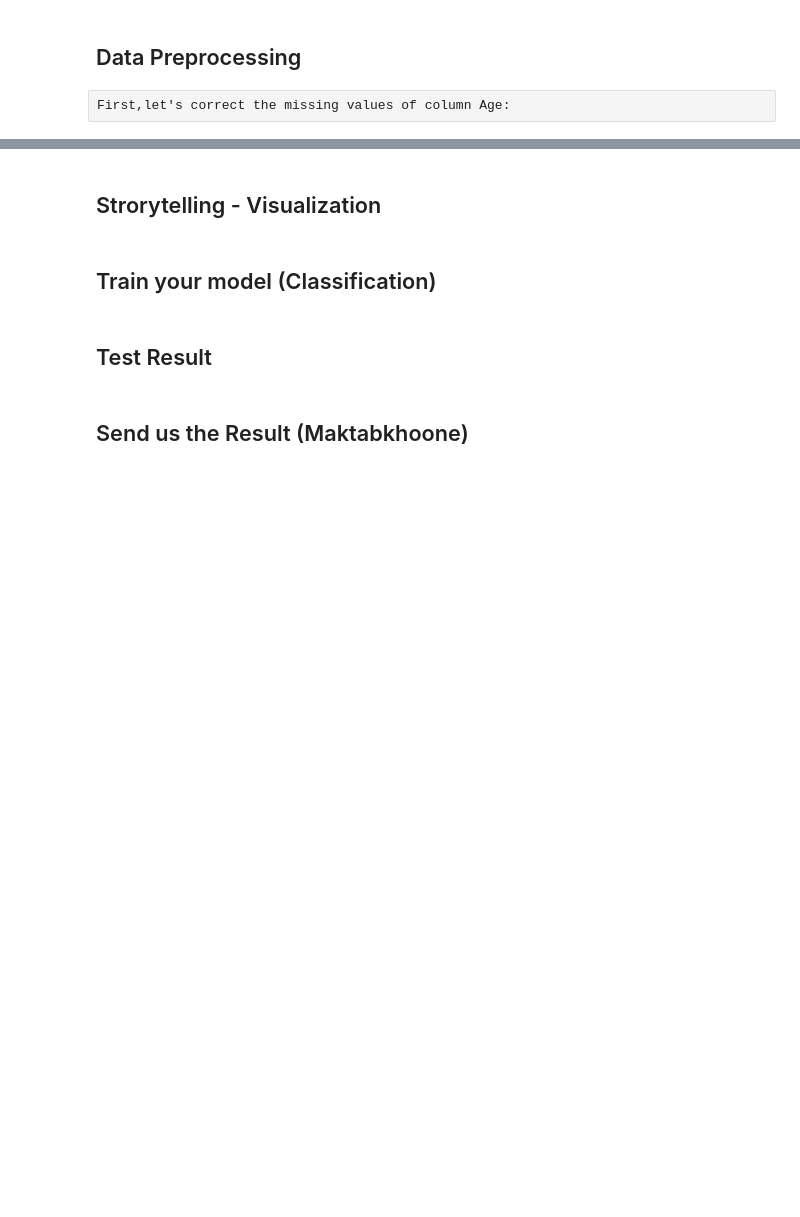
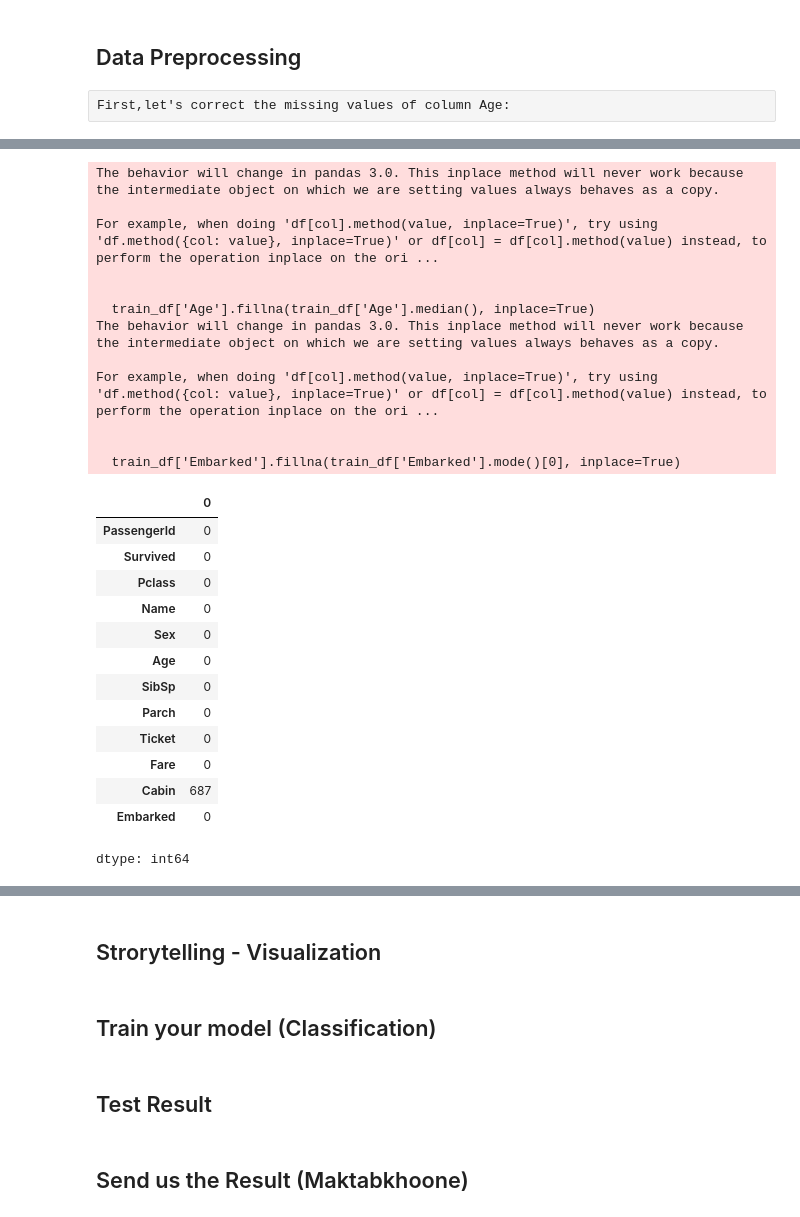
Before and after one commit to ElaheGL/Titanic-Survival-Prediction, a Jupyter notebook: mini project3(Titanic).ipynb, the cells around one changed output, grey strips where cells are left out. Saved outputs shown, nothing was run; the diff lists cells and outputs as text; code cells hidden in the pictures; blank space fills up the shorter version.

```diff
--- a/mini project3(Titanic).ipynb
+++ b/mini project3(Titanic).ipynb
@@ -235,0 +101,34 @@ dtype: int64
+# %%
+# Fill missing values in 'Age' and 'Embarked'
+train_df['Age'].fillna(train_df['Age'].median(), inplace=True)
+train_df['Embarked'].fillna(train_df['Embarked'].mode()[0], inplace=True)
+
+# Check if there are still missing values
+train_df.isnull().sum()
+# %% [output]
+The behavior will change in pandas 3.0. This inplace method will never work because the intermediate object on which we are setting values always behaves as a copy.
+
+For example, when doing 'df[col].method(value, inplace=True)', try using 'df.method({col: value}, inplace=True)' or df[col] = df[col].method(value) instead, to perform the operation inplace on the ori ...
+
+
+  train_df['Age'].fillna(train_df['Age'].median(), inplace=True)
+The behavior will change in pandas 3.0. This inplace method will never work because the intermediate object on which we are setting values always behaves as a copy.
+
+For example, when doing 'df[col].method(value, inplace=True)', try using 'df.method({col: value}, inplace=True)' or df[col] = df[col].method(value) instead, to perform the operation inplace on the ori ...
+
+
+  train_df['Embarked'].fillna(train_df['Embarked'].mode()[0], inplace=True)
+|  | 0 |
+| PassengerId | 0 |
+| Survived | 0 |
+| Pclass | 0 |
+| Name | 0 |
+| Sex | 0 |
+| Age | 0 |
+| SibSp | 0 |
+| Parch | 0 |
+| Ticket | 0 |
+| Fare | 0 |
+| Cabin | 687 |
+| Embarked | 0 |
+dtype: int64
```
Also changed, not shown: parts of 33 cells of this notebook.
